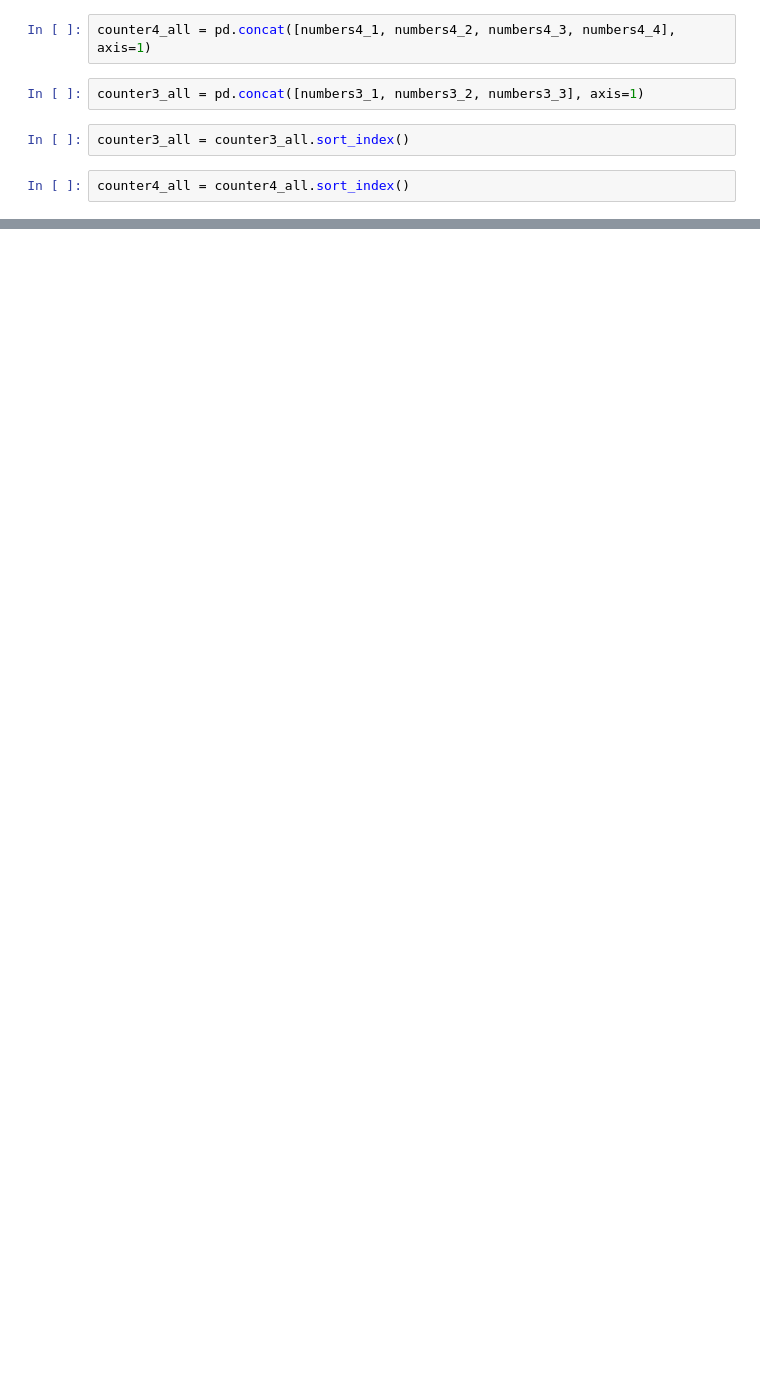
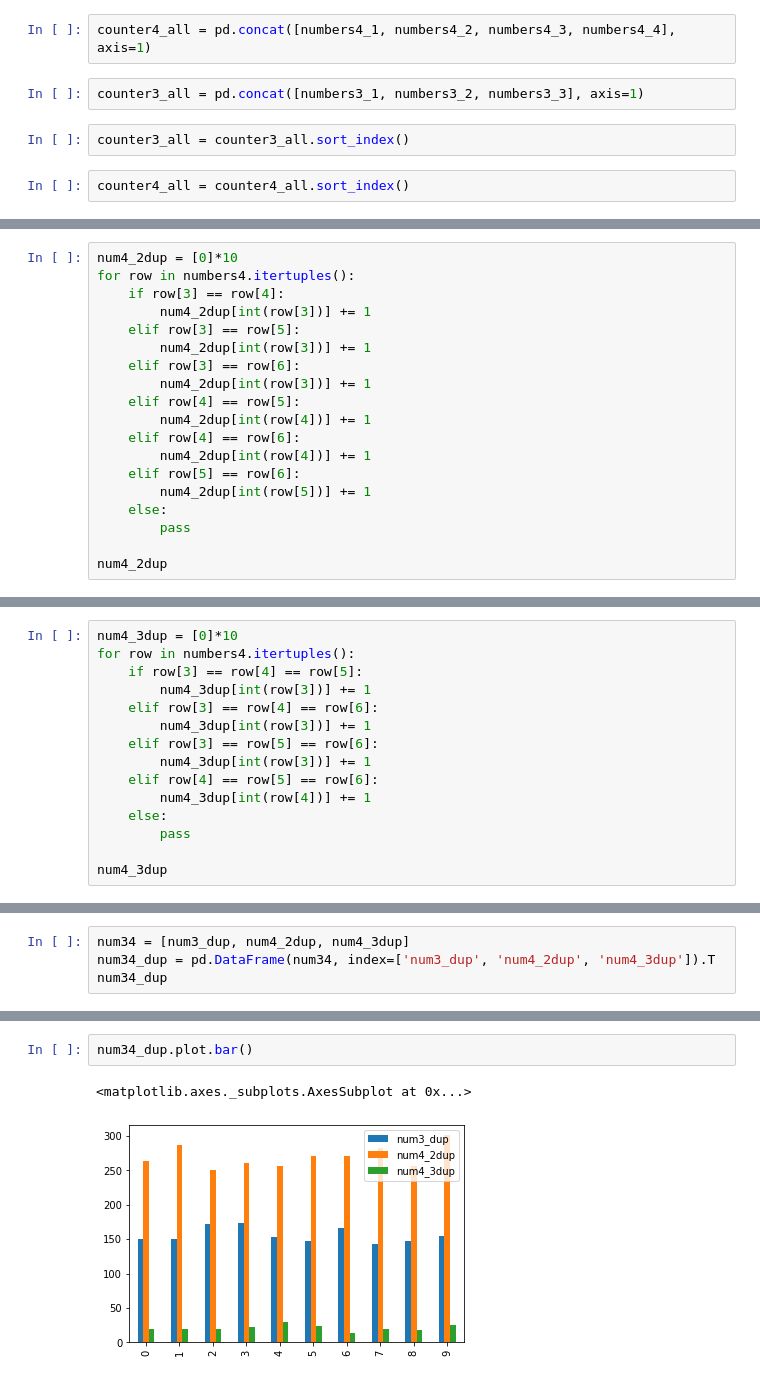
Before and after one commit to shibata-kento/numbers34, a Jupyter notebook: numbers_data.ipynb, the cells around one changed output, grey strips where cells are left out. Drawn from its saved outputs; the diff is of its cells as text; blank space fills up the shorter version.

```diff
--- a/numbers_data.ipynb
+++ b/numbers_data.ipynb
@@ -170,0 +194,19 @@ counter4_all
+# %%
+num4_2dup = [0]*10
+for row in numbers4.itertuples():
+    if row[3] == row[4]:
+        num4_2dup[int(row[3])] += 1
+    elif row[3] == row[5]:
+        num4_2dup[int(row[3])] += 1
+    elif row[3] == row[6]:
+        num4_2dup[int(row[3])] += 1
+    elif row[4] == row[5]:
+        num4_2dup[int(row[4])] += 1
+    elif row[4] == row[6]:
+        num4_2dup[int(row[4])] += 1
+    elif row[5] == row[6]:
+        num4_2dup[int(row[5])] += 1
+    else:
+        pass
+
+num4_2dup
@@ -170,0 +215,15 @@ counter4_all
+# %%
+num4_3dup = [0]*10
+for row in numbers4.itertuples():
+    if row[3] == row[4] == row[5]:
+        num4_3dup[int(row[3])] += 1
+    elif row[3] == row[4] == row[6]:
+        num4_3dup[int(row[3])] += 1
+    elif row[3] == row[5] == row[6]:
+        num4_3dup[int(row[3])] += 1
+    elif row[4] == row[5] == row[6]:
+        num4_3dup[int(row[4])] += 1
+    else:
+        pass
+
+num4_3dup
@@ -170,0 +232,4 @@ counter4_all
+# %%
+num34 = [num3_dup, num4_2dup, num4_3dup]
+num34_dup = pd.DataFrame(num34, index=['num3_dup', 'num4_2dup', 'num4_3dup']).T
+num34_dup
@@ -170,0 +248,5 @@ counter4_all
+# %%
+num34_dup.plot.bar()
+# %% [output]
+<matplotlib.axes._subplots.AxesSubplot at 0x...>
+[figure, added]
```
Also changed, not shown: parts of 19 cells of this notebook.
